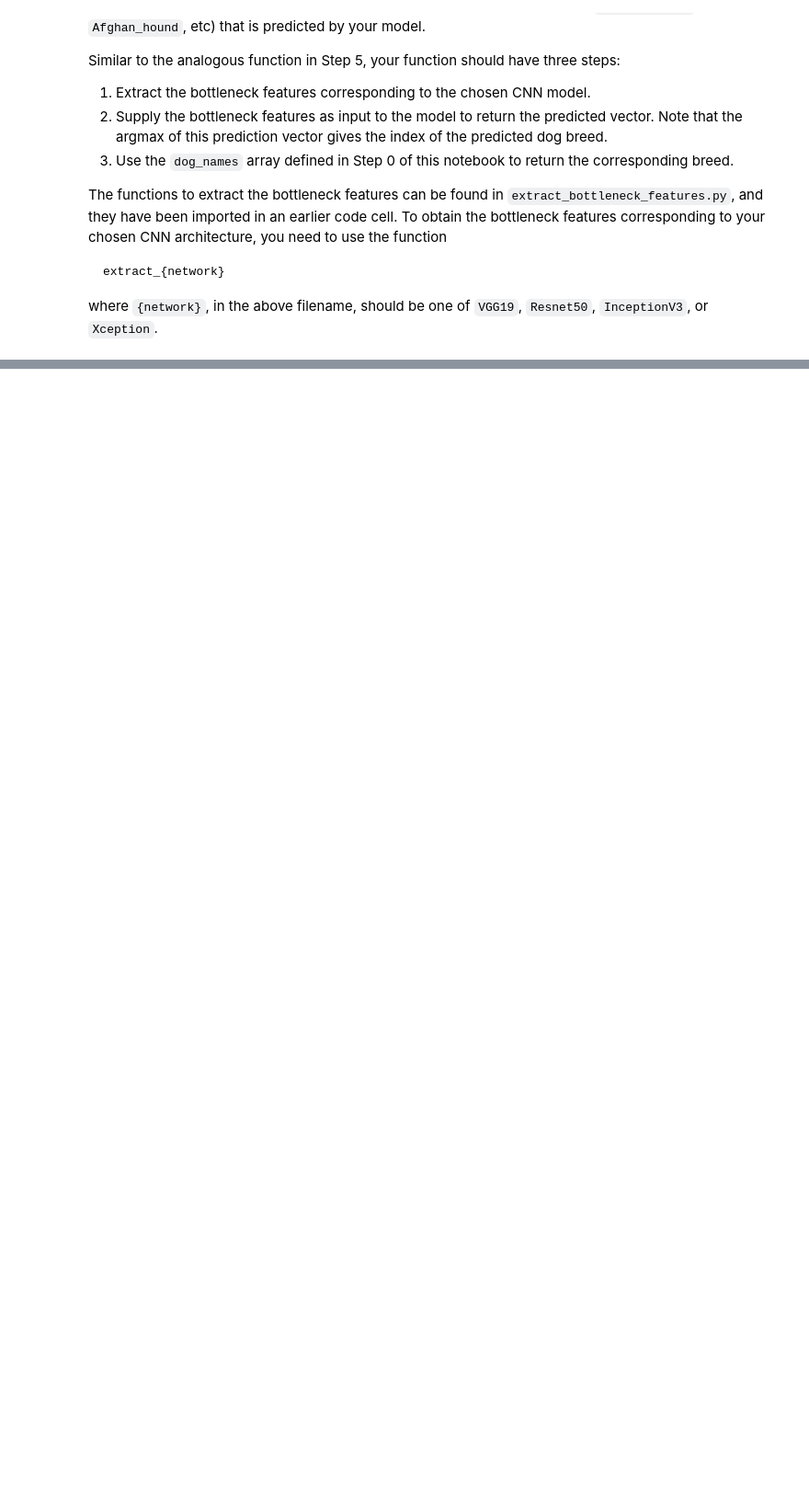
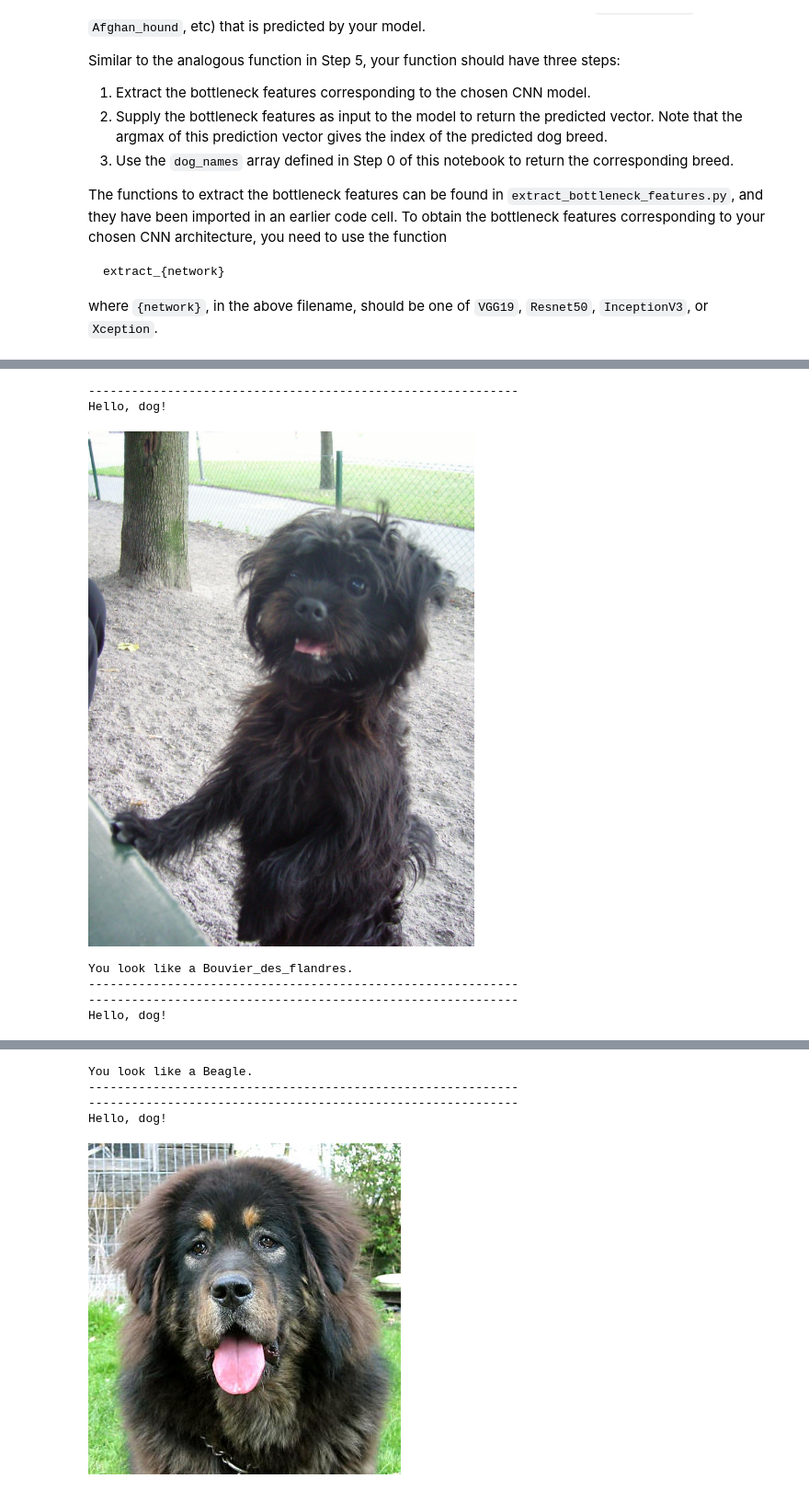
Before and after one commit to ivanlflj/AIND_dogclassification, a Jupyter notebook: dog_app.ipynb, the cells around one changed output, grey strips where cells are left out. Shown at 92% size. Saved outputs shown, nothing was run; the diff lists cells and outputs as text; code cells hidden in the pictures; blank space fills up the shorter version.

```diff
--- a/dog_app.ipynb
+++ b/dog_app.ipynb
@@ -672,10 +756,20 @@ __Answer:__
 # %%
 ## TODO: Execute your algorithm from Step 6 on
 ## at least 6 images on your computer.
 ## Feel free to use as many code cells as needed.
 what_breed("/home/aind2/AIND_dogclassification/dogImages/valid/001.Affenpinscher/Affenpinscher_00040.jpg")
 what_breed("/home/aind2/AIND_dogclassification/dogImages/valid/016.Beagle/Beagle_01183.jpg")
 what_breed("/home/aind2/AIND_dogclassification/dogImages/valid/129.Tibetan_mastiff/Tibetan_mastiff_08174.jpg")
 what_breed("/home/aind2/AIND_dogclassification/lfw/Michel_Temer/Michel_Temer_0002.jpg")
 what_breed("/home/aind2/AIND_dogclassification/lfw/Diana_Krall/Diana_Krall_0001.jpg")
 what_breed("/home/aind2/AIND_dogclassification/lfw/Norah_Jones/Norah_Jones_0015.jpg")
+what_breed("/home/aind2/AIND_dogclassification/Ivan_Landim.jpg")
+what_breed("/home/aind2/AIND_dogclassification/Marisa_Makler.jpg")
+# %% [output]
+------------------------------------------------------------
+Hello, dog!
+[figure, added]
+You look like a Bouvier_des_flandres.
+------------------------------------------------------------
+------------------------------------------------------------
+Hello, dog!
@@ -681,0 +777,5 @@ what_breed("/home/aind2/AIND_dogclassification/lfw/Norah_Jones/Norah_Jones_0015.
+You look like a Beagle.
+------------------------------------------------------------
+------------------------------------------------------------
+Hello, dog!
+[figure, added]
```
Also changed, not shown: parts of 10 cells of this notebook, 4 other files.
